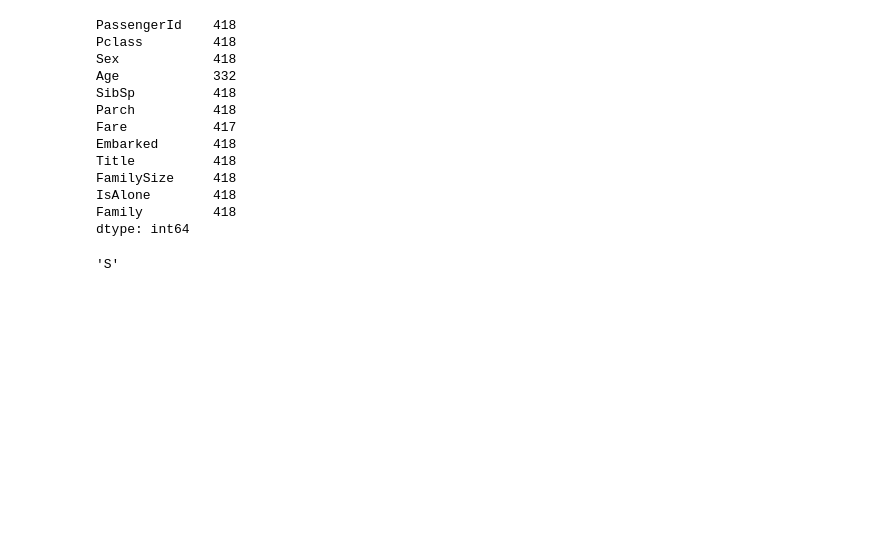
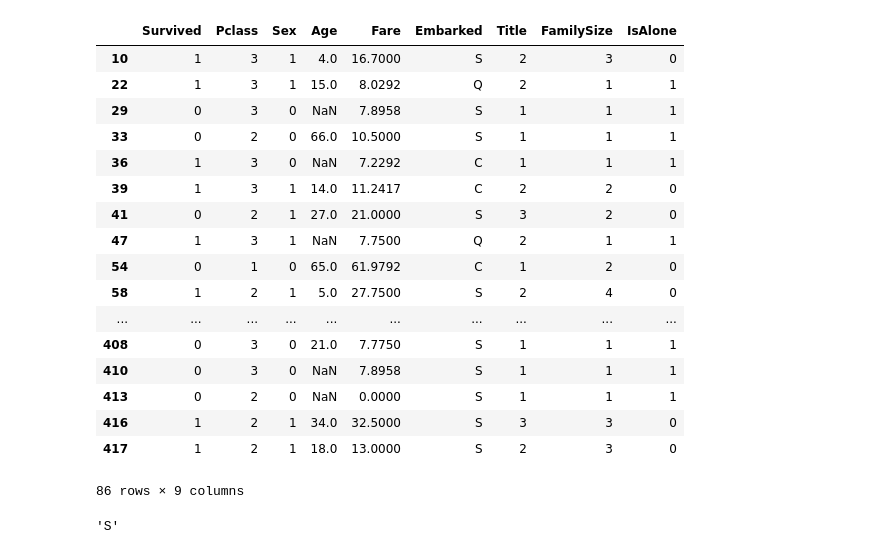
Before and after one commit to JoiCeleste/titanic, a Jupyter notebook: TitanicRevisited.ipynb, the cells around one changed output. Drawn from its saved outputs; the diff is of its cells as text; code cells hidden in the pictures; blank space fills up the shorter version.

```diff
--- a/TitanicRevisited.ipynb
+++ b/TitanicRevisited.ipynb
@@ -165,8 +307,7 @@ test_df.describe(include=['O'])
 # %%
-# Dropping Ticket and Cabin in both datasets
-# as this data will not be useful in
-# predicting survival
+# Now we will drop the SibSp and Parch columns
 
-train_df = train_df.drop(['Ticket', 'Cabin'], axis=1)
-test_df = test_df.drop(['Ticket', 'Cabin'], axis=1)
+train_df = train_df.drop(['SibSp','Parch'], axis=1)
+test_df  = test_df.drop(['SibSp','Parch'], axis=1)
 combine = [train_df, test_df]
+train_df.tail()
@@ -368,20 +336,28 @@ Family        891
 dtype: int64
-# %%
-test_df.count()
-# %% [output]
-PassengerId    418
-Pclass         418
-Sex            418
-Age            332
-SibSp          418
-Parch          418
-Fare           417
-Embarked       418
-Title          418
-FamilySize     418
-IsAlone        418
-Family         418
-dtype: int64
+# %%
+# In the training data there are 86 passengers with titles
+# but the age data is missing
+
+train_df[train_df['Title'].notnull() & test_df['Age'].isnull()]
+# %% [output]
+|  | Survived | Pclass | Sex | Age | Fare | Embarked | Title | FamilySize | IsAlone |
+| 10 | 1 | 3 | 1 | 4.0 | 16.7000 | S | 2 | 3 | 0 |
+| 22 | 1 | 3 | 1 | 15.0 | 8.0292 | Q | 2 | 1 | 1 |
+| 29 | 0 | 3 | 0 | NaN | 7.8958 | S | 1 | 1 | 1 |
+| 33 | 0 | 2 | 0 | 66.0 | 10.5000 | S | 1 | 1 | 1 |
+| 36 | 1 | 3 | 0 | NaN | 7.2292 | C | 1 | 1 | 1 |
+| 39 | 1 | 3 | 1 | 14.0 | 11.2417 | C | 2 | 2 | 0 |
+| 41 | 0 | 2 | 1 | 27.0 | 21.0000 | S | 3 | 2 | 0 |
+| 47 | 1 | 3 | 1 | NaN | 7.7500 | Q | 2 | 1 | 1 |
+| 54 | 0 | 1 | 0 | 65.0 | 61.9792 | C | 1 | 2 | 0 |
+| 58 | 1 | 2 | 1 | 5.0 | 27.7500 | S | 2 | 4 | 0 |
+| ... | ... | ... | ... | ... | ... | ... | ... | ... | ... |
+| 408 | 0 | 3 | 0 | 21.0 | 7.7750 | S | 1 | 1 | 1 |
+| 410 | 0 | 3 | 0 | NaN | 7.8958 | S | 1 | 1 | 1 |
+| 413 | 0 | 2 | 0 | NaN | 0.0000 | S | 1 | 1 | 1 |
+| 416 | 1 | 2 | 1 | 34.0 | 32.5000 | S | 3 | 3 | 0 |
+| 417 | 1 | 2 | 1 | 18.0 | 13.0000 | S | 2 | 3 | 0 |
+86 rows × 9 columns
 # %%
 # We are missing data on the port of embarkment
 # to fill in the missing data we will use
```
Also changed, not shown: parts of 56 cells of this notebook.
